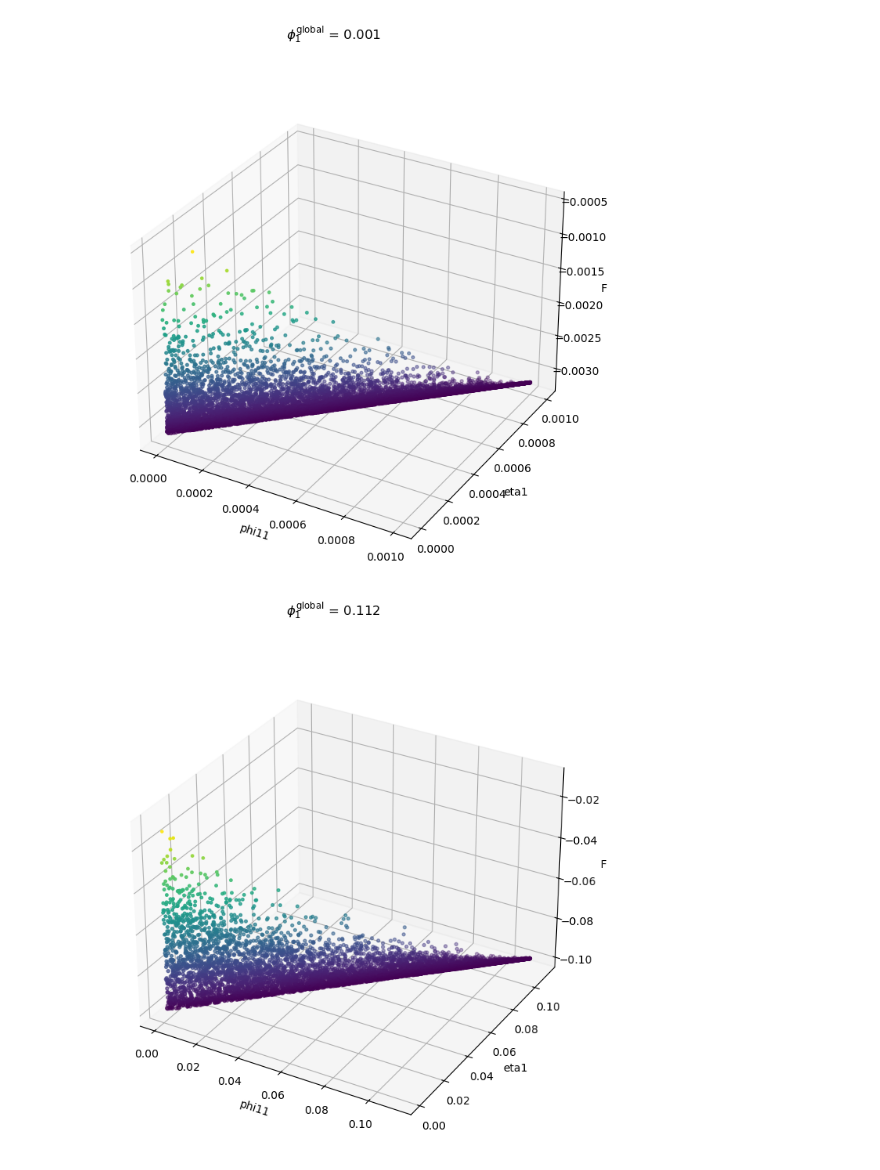
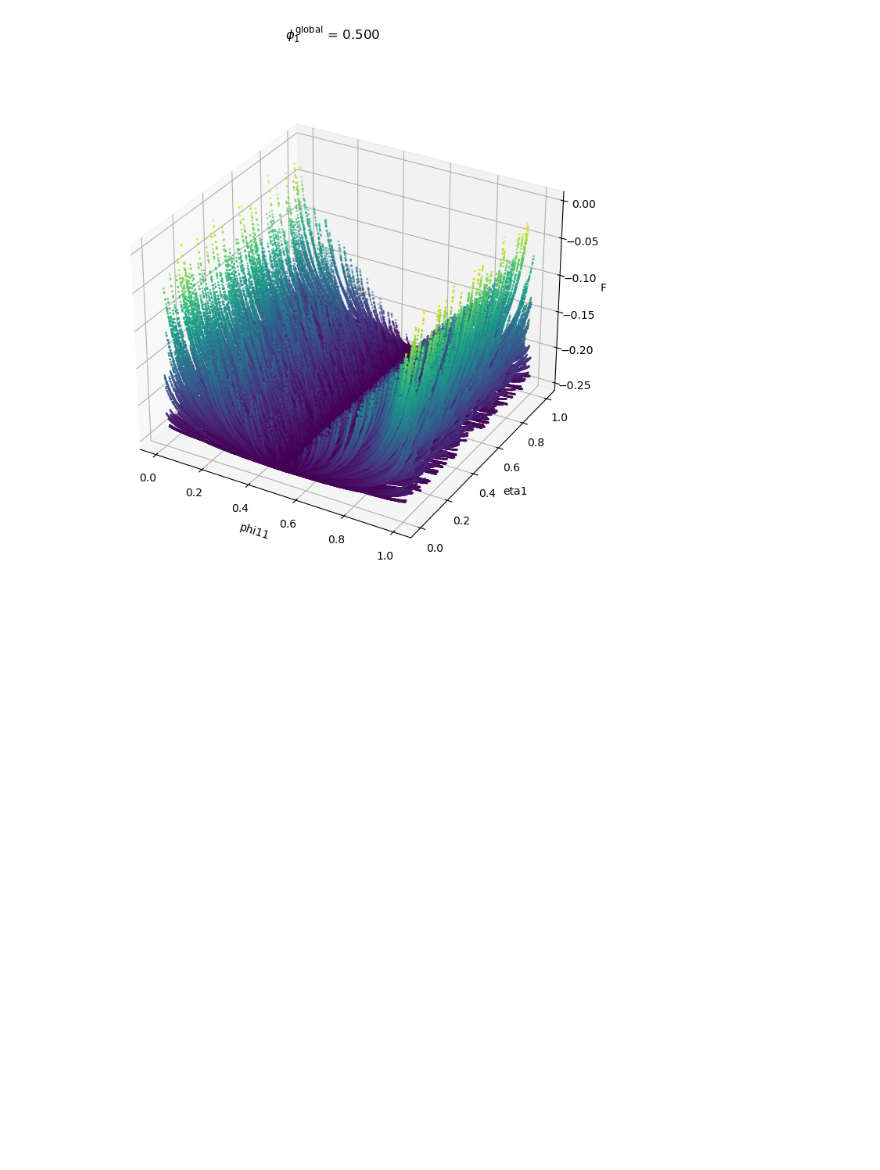
Before and after one commit to vchirag/phase_separated-mixtures, a Jupyter notebook: notebooks/components2compartments2/main.ipynb, the cells around one changed output. Drawn from its saved outputs; the diff is of its cells as text; code cells hidden in the pictures; blank space fills up the shorter version.

```diff
--- a/notebooks/components2compartments2/main.ipynb
+++ b/notebooks/components2compartments2/main.ipynb
@@ -11,8 +11,10 @@ from tqdm import tqdm
 
 import pandas as pd
 # %%
+# mol vol.s different for different species
+
 def floryHugginsFreeEnergy(phi:DTYPE, chi:DTYPE):
-    res = phi*np.log(phi)/2 + (1-phi)*np.log(1-phi) + chi*phi*(1-phi)
+    res = phi*np.log(phi) + (1-phi)*np.log(1-phi) + chi*phi*(1-phi)
     return res
 # %%
 '''
@@ -20,14 +22,15 @@ System Parameters:
 
 Given: the total concentration of component 1 in the system
 '''
-PHI1_GLOBALs = DTYPE(np.linspace(epsilon, 1-epsilon, 10)) # Setting the global value of the first component in the system
+PHI1_GLOBALs = [DTYPE(0.5)] # Setting the global value of the first component in the system
+# PHI1_GLOBALs = DTYPE(np.linspace(epsilon, 1-epsilon, 2)) # Setting the global value of the first component in the system
 
 ETA_GLOBAL = DTYPE(1) # Setting the global system size as 1
 
 '''
 Flory Parameter(s)
 '''
-chi = DTYPE(1.3) # test chi
+chi = DTYPE(1.8) # test chi
 
 '''
 Compartment Parameters
@@ -41,9 +44,10 @@ eta1: size of compartment 1
 '''
 
 # eta1 = np.linspace(0, ETA_GLOBAL, 10, dtype=DTYPE) # Size of compartment 1
-eta1 = DTYPE(np.random.uniform(epsilon, ETA_GLOBAL-epsilon, size=10000))
+eta1 = DTYPE(np.random.uniform(epsilon, ETA_GLOBAL-epsilon, size=1000))
 eta2 = 1 - eta1
 # %%
+# chi 1.3
 '''
 Free energies
 
@@ -63,8 +67,8 @@ Print output in the form {(phi11, phi12), (eta1, eta2)} = (f1, f2) =  f_total
 # f_total = eta1*f1 + (1-eta1)*f2
 
 for PHI1_GLOBAL in tqdm(PHI1_GLOBALs):
-    phi11 = DTYPE(np.random.uniform(epsilon, PHI1_GLOBAL-epsilon, size=10000))
-    phi12 = DTYPE((PHI1_GLOBAL - eta1*phi11)/(1 - eta1))
+    phi11 = DTYPE(np.random.uniform(epsilon, 1-epsilon, size=1000))
+    # phi12 = DTYPE((PHI1_GLOBAL - eta1*phi11)/(1 - eta1))
     # phi21 = DTYPE(1 - phi11)
     # phi22 = DTYPE(1 - phi12)
 
@@ -74,48 +78,50 @@ for PHI1_GLOBAL in tqdm(PHI1_GLOBALs):
 
     for idx_phi, _ in enumerate(phi11):
         for idx_eta, _ in enumerate(eta1):
+            phi12 = DTYPE((PHI1_GLOBAL - eta1[idx_eta]*phi11[idx_phi])/(1 - eta1[idx_eta]))
+
             # print(eta1[idx_eta]*phi11[idx_phi] + eta2[idx_eta]*phi12[idx_phi])
-            if (eta1[idx_eta]*phi11[idx_phi] + eta2[idx_eta]*phi12[idx_phi] == PHI1_GLOBAL):
-                if (phi11[idx_phi] <= 1 and phi12[idx_phi] <= 1):
-                    f1 = floryHugginsFreeEnergy(phi11[idx_phi], chi)
-                    f2 = floryHugginsFreeEnergy(phi12[idx_phi], chi)
+            # if np.isclose(eta1[idx_eta]*phi11[idx_phi] + eta2[idx_eta]*phi12[idx_phi], PHI1_GLOBAL):
+            # if (eta1[idx_eta]*phi11[idx_phi] + eta2[idx_eta]*phi12 == PHI1_GLOBAL):
+            if (phi11[idx_phi] <= 1 and phi12 <= 1):
+                f1 = floryHugginsFreeEnergy(phi11[idx_phi], chi)
+                f2 = floryHugginsFreeEnergy(phi12, chi)
 
-                    f_total = eta1[idx_eta]*f1 + eta2[idx_eta]*f2
+                f_total = eta1[idx_eta]*f1 + eta2[idx_eta]*f2
 
-                    # print(f"({phi11[idx_phi]:.3f}, {phi12[idx_phi]:.3f}), ({eta1[idx_eta]:.3f}, {eta2[idx_eta]:.3f})")
-                    # print(f"{eta1[idx_eta]:.3f}*({f1:.3f}) + {eta2[idx_eta]:.3f}*({f2:.3f})) = {f_total:.3f} ")
+                # print(f"({phi11[idx_phi]:.3f}, {phi12[idx_phi]:.3f}), ({eta1[idx_eta]:.3f}, {eta2[idx_eta]:.3f})")
+                # print(f"{eta1[idx_eta]:.3f}*({f1:.3f}) + {eta2[idx_eta]:.3f}*({f2:.3f})) = {f_total:.3f} ")
 
-                    acceptable_phi11s.append(phi11[idx_phi])
-                    acceptable_eta1s.append(phi11[idx_eta])
-                    fs.append(f_total)
+                acceptable_phi11s.append(phi11[idx_phi])
+                acceptable_eta1s.append(phi11[idx_eta])
+                fs.append(f_total)
 
     df = pd.DataFrame()
     df["phi11"] = acceptable_phi11s
     df["eta1"] = acceptable_eta1s
     df["F"] = fs
     df["log|F|"] = np.log(np.abs(df["F"]))
 
     fig = plt.figure(figsize = (12, 8))
     ax = fig.add_subplot(111, projection='3d')
-    sizes = (df['F'] + df['F'].min()) / (df['F'].max() + df['F'].min())*5  # Normalized
-    ax.scatter(df['phi11'], df['eta1'], df['F'], c=df['F'], cmap='viridis', s = sizes)
+    # sizes = (df['F'] + df['F'].min()) / (df['F'].max() + df['F'].min())*5  # Normalized
+    ax.scatter(df['phi11'], df['eta1'], df['F'], c=df['F'], cmap='viridis', s = 1)
     ax.set_xlabel('phi11')
     ax.set_ylabel('eta1')
     ax.set_zlabel('F')
     title = r"$\phi_1^{\text{global}}$ = " + f"{PHI1_GLOBAL:.3f}"
     fig.suptitle(title)
-    # plt.show()
+    plt.show()
 
     # pivot = df.pivot(index='eta1', columns='phi11', values='F')
 
     # plt.figure(figsize=(8, 6))
     # ax = sns.heatmap(pivot, cmap='viridis')
 
     # ax.set_xticks(np.arange(len(pivot.columns)))
-    # ax.set_xticklabels([f"{val:.3f}" for val in pivot.columns], rotation=90, fontsize = 4)
+    # ax.set_xticklabels([f"{val:.3f}" for val in pivot.columns], rotation=90)
 
     # ax.set_yticks(np.arange(len(pivot.index)))
-    # ax.set_yticklabels([f"{val:.3f}" for val in pivot.index], rotation=0, fontsize = 4);
+    # ax.set_yticklabels([f"{val:.3f}" for val in pivot.index], rotation=0);
 # %% [output]
-[figure, old version]
+[figure, new version]
-[figure, removed]
```
Also changed, not shown: parts of 2 cells of this notebook.
